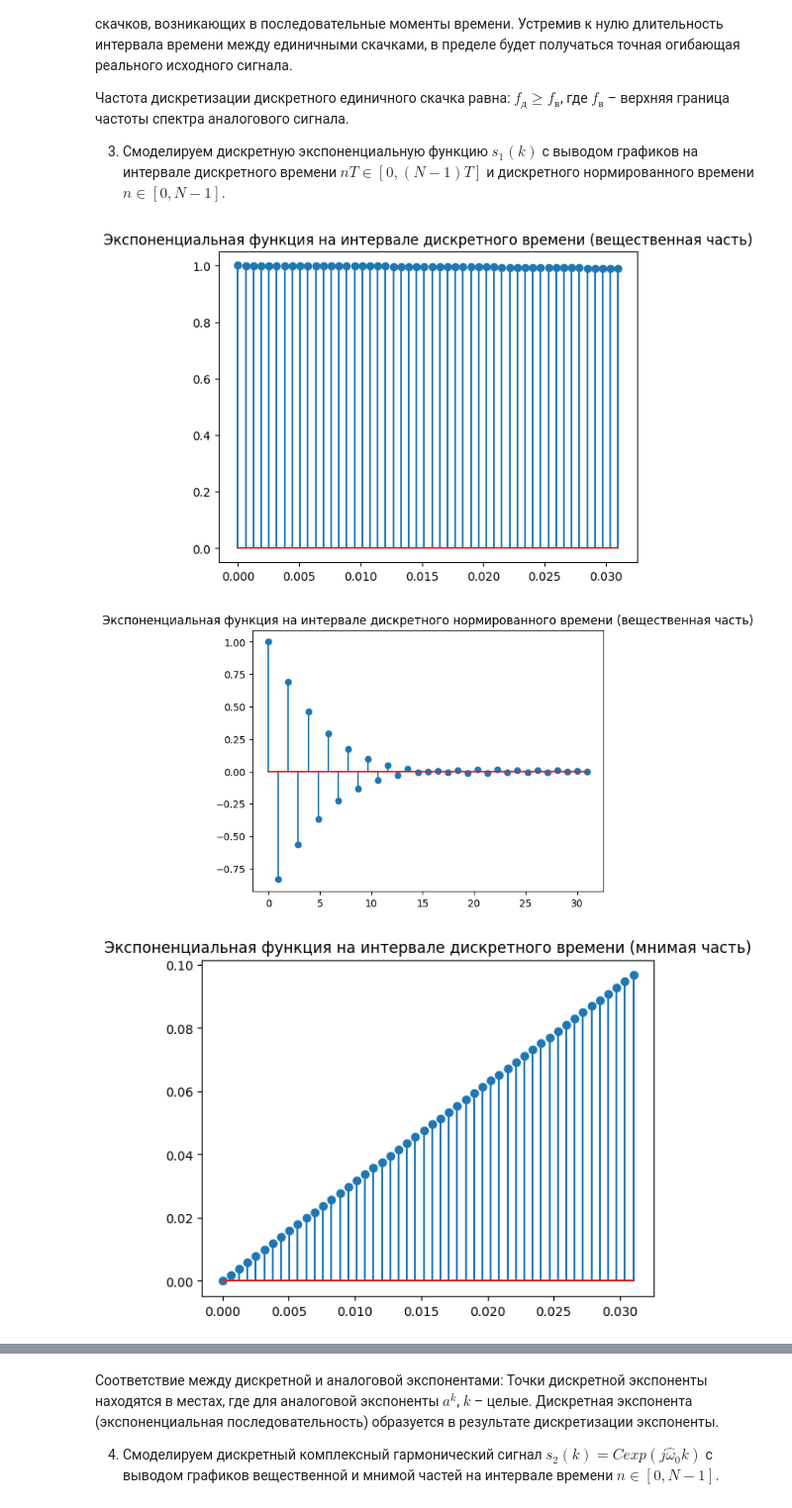
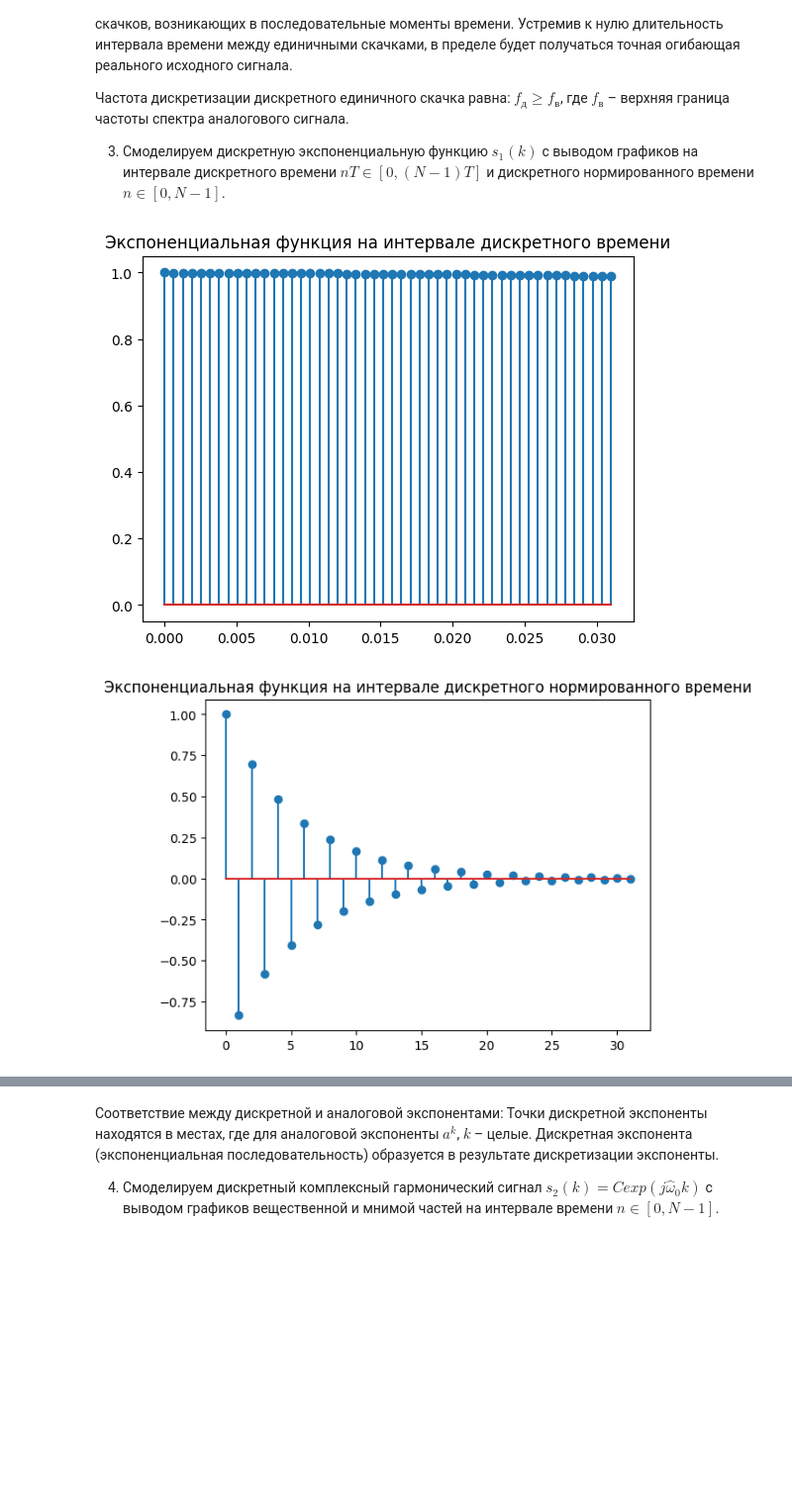
Before and after one commit to the-mvi/dsp-2022, a Jupyter notebook: 9381_Shakhin_NS_Aukhadiev_AA/lab1.ipynb, the cells around one changed output, grey strips where cells are left out. Shown at 99% size. Cells and saved outputs as stored; diff of their text form; code cells hidden in the pictures; blank space fills up the shorter version.

```diff
--- a/9381_Shakhin_NS_Aukhadiev_AA/lab1.ipynb
+++ b/9381_Shakhin_NS_Aukhadiev_AA/lab1.ipynb
@@ -118,28 +130,11 @@ def get_var():
     variables['C'] = 1 + variables['Nb'] % 5
     variables['w0'] = math.pi / (6 + variables['Nb'] % 5)
     variables['m'] = 5 + variables['Nb'] % 5
-    variables['U'] = variables['Nb']
-    variables['n0'] = variables['Nb'] % 5 + 3
-    variables['n_imp'] = variables['Nb'] % 5 + 5
-    variables['B1'] = 1.5 + variables['Nb'] % 5
-    variables['B2'] = 5.7 - variables['Nb'] % 5
-    variables['B3'] = 2.2 + variables['Nb'] % 5
-    variables['w1'] = math.pi / (4 + variables['Nb'] % 5)
-    variables['w2'] = math.pi / (8 + variables['Nb'] % 5)
-    variables['w3'] = math.pi / (16 + variables['Nb'] % 5)
-    variables['a1'] = 1.5 - variables['Nb'] % 5
-    variables['a2'] = 0.7 + variables['Nb'] % 5
-    variables['a3'] = 1.4 + variables['Nb'] % 5
-
-    variables['x1'] = lambda k: variables['B1'] * np.sin(variables['w1'] * k)
-    variables['x2'] = lambda k: variables['B2'] * np.sin(variables['w2'] * k)
-    variables['x3'] = lambda k: variables['B3'] * np.sin(variables['w3'] * k)
-
     return variables
 
 vv = get_var()
 x = np.linspace(0, (vv['N'] - 1) * vv['T'])
-x_norm = np.linspace(0, vv['N'] - 1, vv['N']+1)
+x_norm = np.linspace(0, vv['N'] - 1, vv['N'])
 
 #Единичная импульсная функция
 def dirak(_x, m=0):
@@ -200,18 +195,11 @@ b. Реальный аналоговый сигнал можно приближ
 3. Смоделируем дискретную экспоненциальную функцию $s_1 (k)$ с выводом графиков на интервале дискретного времени $nT \in [0, (N-1)T]$ и дискретного нормированного времени $n \in [0, N-1]$.
 # %%
 plt.stem(x, exp(x, 0))
-plt.title("Экспоненциальная функция на интервале дискретного времени (вещественная часть)")
+plt.title("Экспоненциальная функция на интервале дискретного времени")
 plt.show()
 plt.stem(x_norm, exp(x_norm, 0))
-plt.title("Экспоненциальная функция на интервале дискретного нормированного времени (вещественная часть)")
+plt.title("Экспоненциальная функция на интервале дискретного нормированного времени")
 plt.show()
-plt.stem(x, exp(x, 0, 'imag'))
-plt.title("Экспоненциальная функция на интервале дискретного времени (мнимая часть)")
-plt.show()
-plt.stem(x_norm, exp(x_norm, 0, 'imag'))
-plt.title("Экспоненциальная функция на интервале дискретного нормированного времени (мнимая часть)")
-plt.show()
 # %% [output]
-[figure, old version]
+[figure, new version]
-[figure, old version]
+[figure, new version]
-[figure, removed]
```
Also changed, not shown: parts of 8 cells of this notebook.
